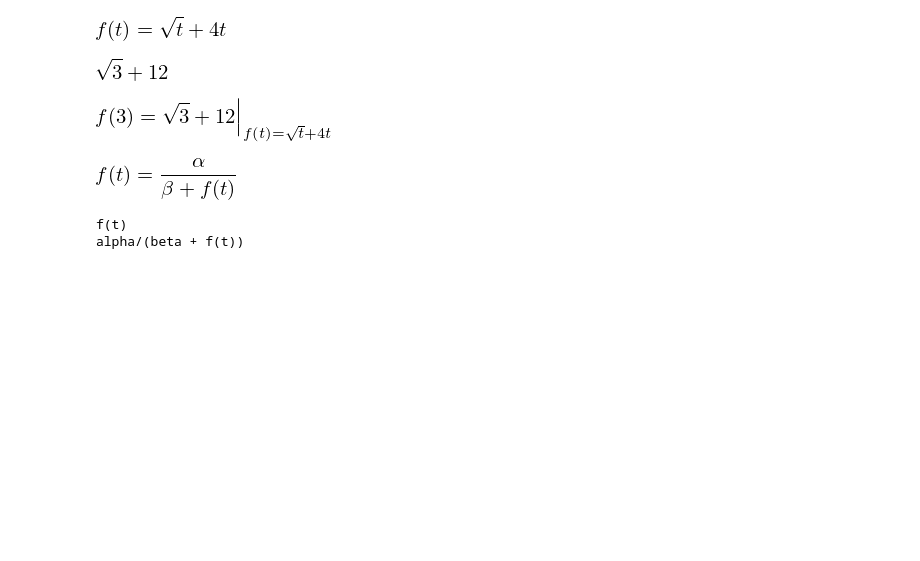
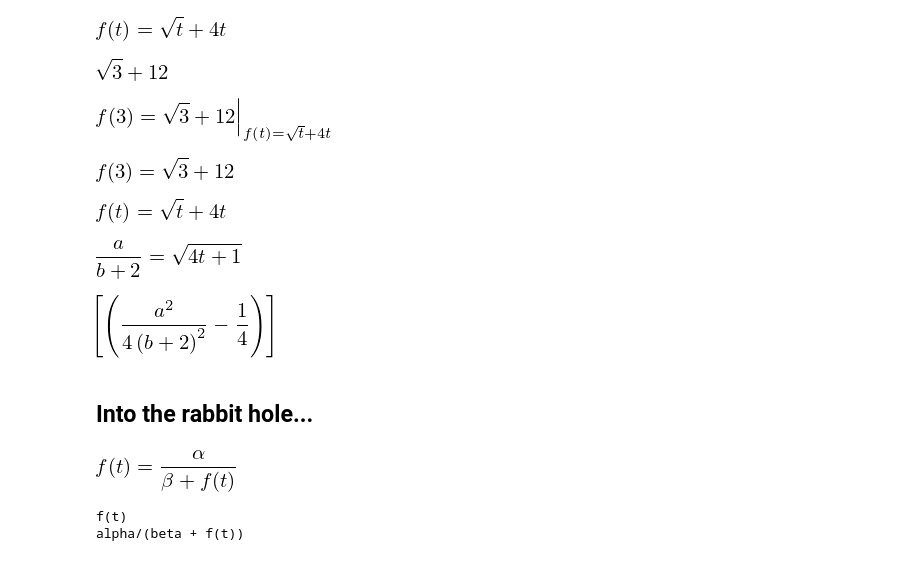
Before and after one commit to massimo-nocentini/pacc, a Jupyter notebook: paa-course/another-introduction-to-sympy.ipynb, the cells around one changed output. Saved outputs shown, nothing was run; the diff lists cells and outputs as text; code cells hidden in the pictures; blank space fills up the shorter version.

```diff
--- a/paa-course/another-introduction-to-sympy.ipynb
+++ b/paa-course/another-introduction-to-sympy.ipynb
@@ -110,9 +120,29 @@ my_f(3) # in order to be a callable object
 # %% [output]
 [figure]
 # %%
-my_f(3, return_eq=True) # or get keep equations
+my_s = my_f(3, return_eq=True) # or get keep equations
+my_s
 # %% [output]
 [figure]
+# %%
+my_s.expr # destructors properties
+# %% [output]
+[figure, added]
+# %%
+my_s.substitution()
+# %% [output]
+[figure, added]
+# %%
+another_eq = define(a/(b+2), sqrt(4*t+1)) # consider another equation, which combines some symbols
+another_eq
+# %% [output]
+[figure, added]
+# %%
+solve([another_eq], t) # and we want to rewrite with respect to symbol `t`
+# %% [output]
+[figure, added]
+# %% [markdown]
+## Into the rabbit hole...
 # %%
 cf = define(f(t), alpha/(beta+f(t)), ctor=FEq) # into the rabbit hole...
 cf # which stands for "Continued Fraction"
```
Also changed, not shown: parts of 16 cells of this notebook, 2 other files.
